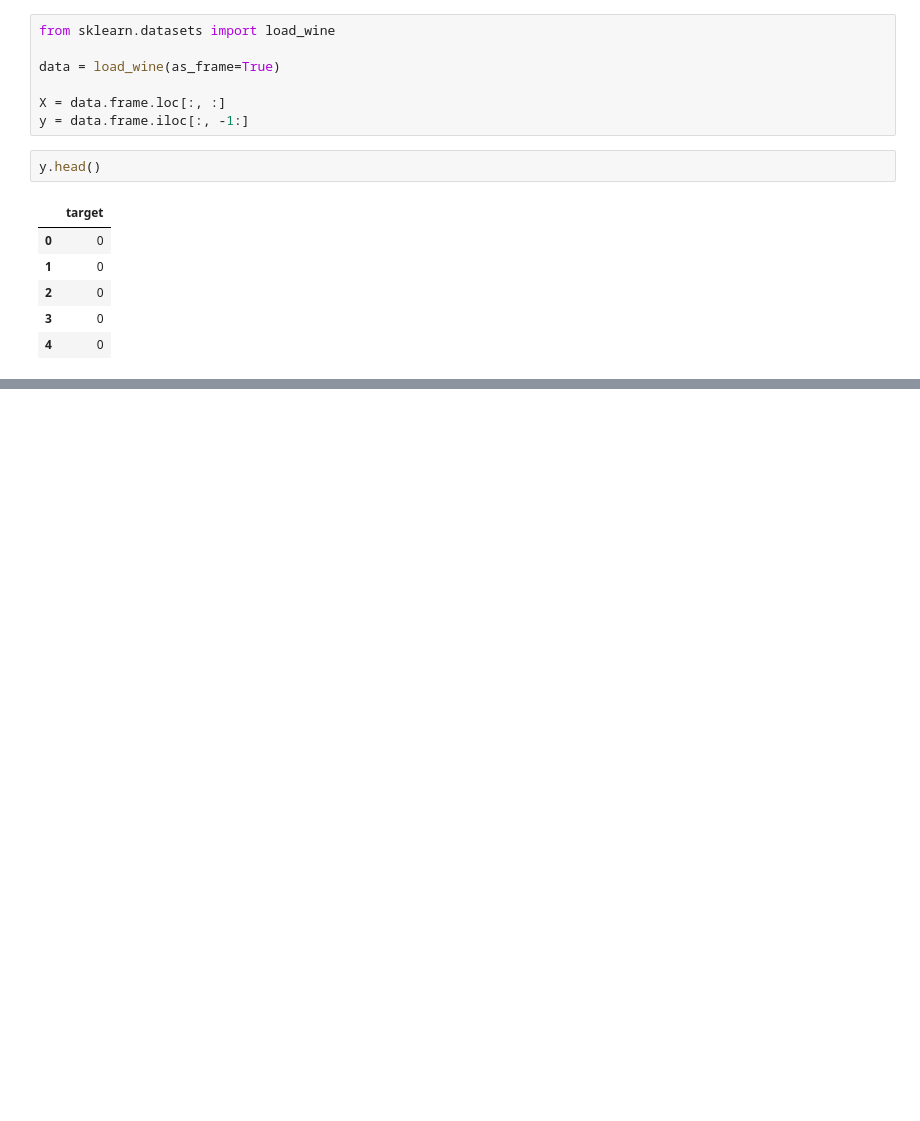
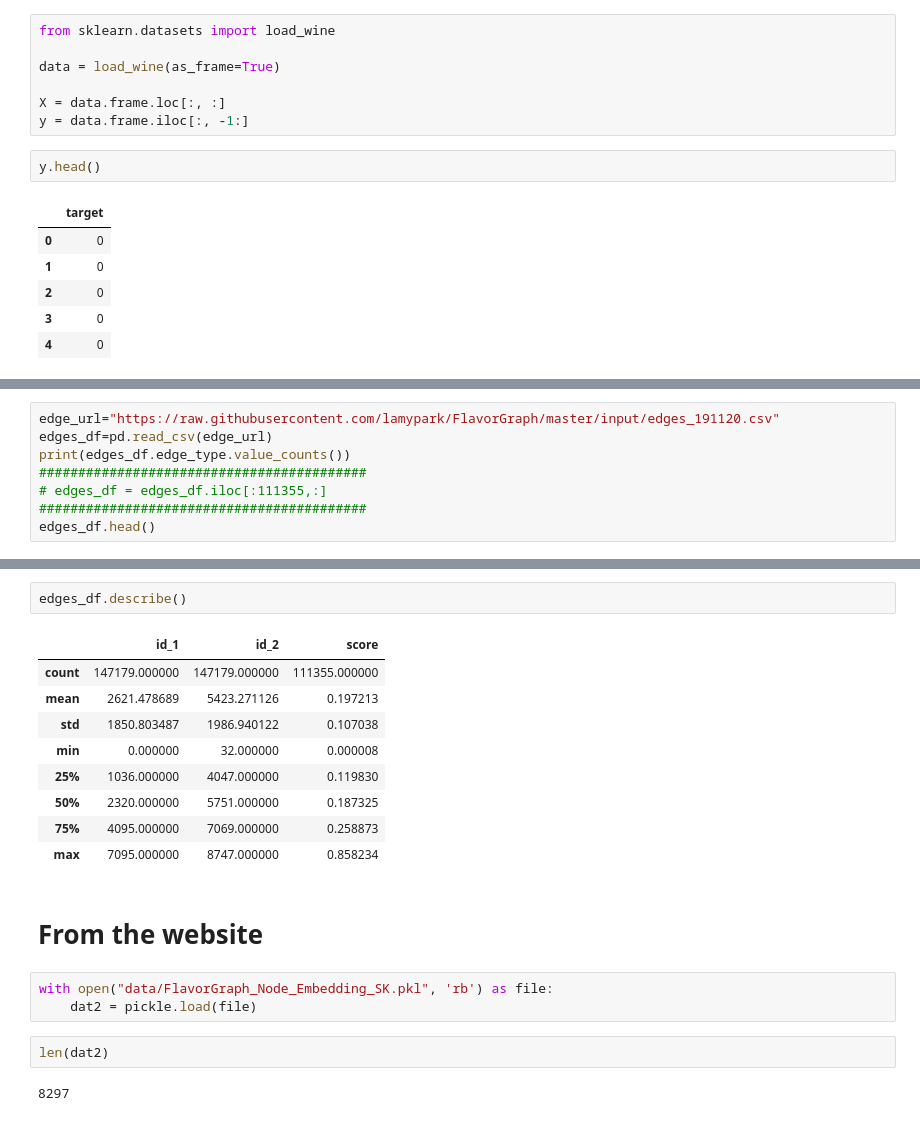
Before and after one commit to damajojung/Playground, a Jupyter notebook: food/playground.ipynb, the cells around one changed output, grey strips where cells are left out. Drawn from its saved outputs; the diff is of its cells as text; blank space fills up the shorter version.

```diff
--- a/food/playground.ipynb
+++ b/food/playground.ipynb
@@ -172,0 +183,8 @@ y.head()
+# %%
+edge_url="https://raw.githubusercontent.com/lamypark/FlavorGraph/master/input/edges_191120.csv"
+edges_df=pd.read_csv(edge_url)
+print(edges_df.edge_type.value_counts())
+##########################################
+# edges_df = edges_df.iloc[:111355,:]
+##########################################
+edges_df.head()
@@ -172,0 +203,21 @@ y.head()
+# %%
+edges_df.describe()
+# %% [output]
+|  | id_1 | id_2 | score |
+| count | 147179.000000 | 147179.000000 | 111355.000000 |
+| mean | 2621.478689 | 5423.271126 | 0.197213 |
+| std | 1850.803487 | 1986.940122 | 0.107038 |
+| min | 0.000000 | 32.000000 | 0.000008 |
+| 25% | 1036.000000 | 4047.000000 | 0.119830 |
+| 50% | 2320.000000 | 5751.000000 | 0.187325 |
+| 75% | 4095.000000 | 7069.000000 | 0.258873 |
+| max | 7095.000000 | 8747.000000 | 0.858234 |
+# %% [markdown]
+# From the website
+# %%
+with open("data/FlavorGraph_Node_Embedding_SK.pkl", 'rb') as file:
+    dat2 = pickle.load(file)
+# %%
+len(dat2)
+# %% [output]
+8297
```
Also changed, not shown: parts of 10 cells of this notebook, 2 other files.
